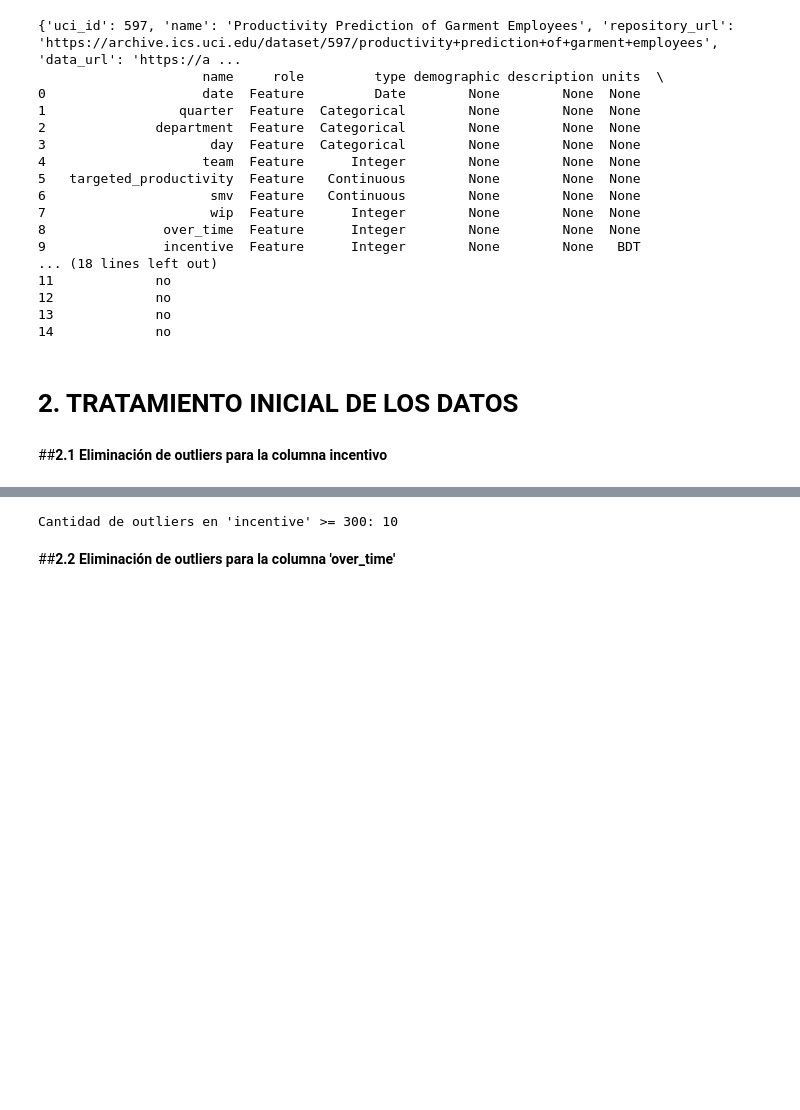
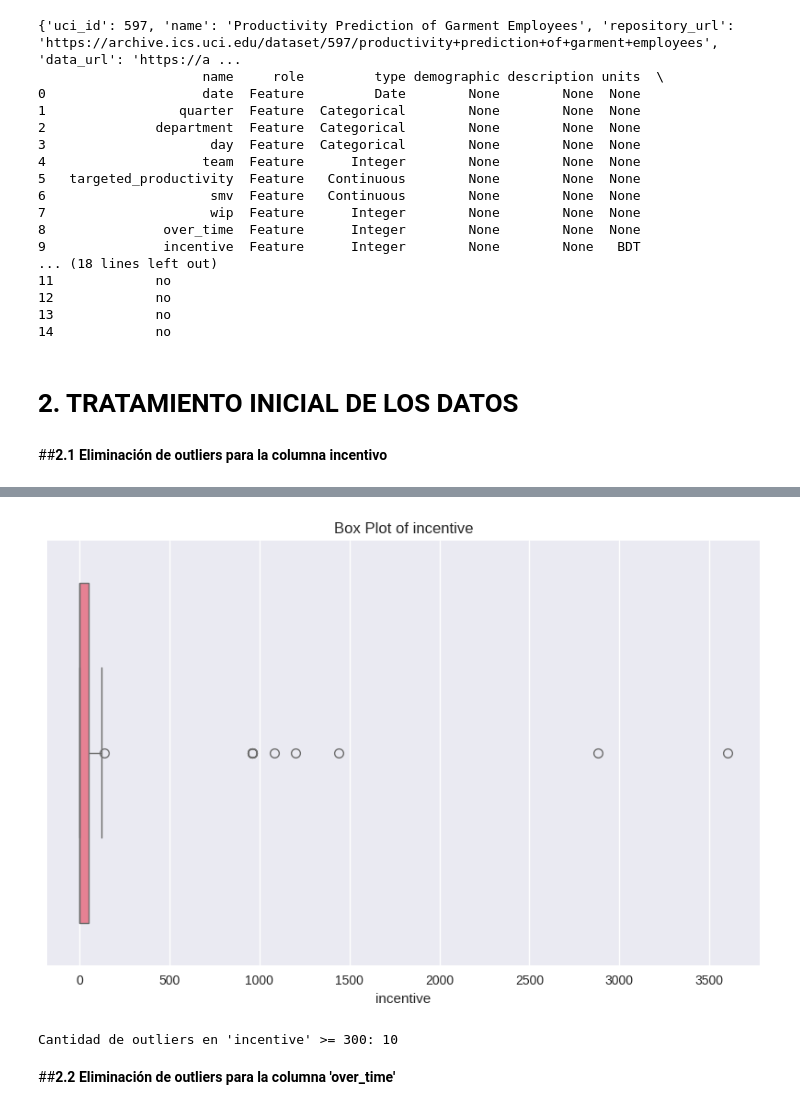
Before and after one commit to apovisr/PUCP_machine-learning, a Jupyter notebook: garment_productivity.ipynb, the cells around one changed output, grey strips where cells are left out. Drawn from its saved outputs; the diff is of its cells as text; code cells hidden in the pictures; blank space fills up the shorter version.

```diff
--- a/garment_productivity.ipynb
+++ b/garment_productivity.ipynb
@@ -74,3 +106,7 @@ print(productivity_prediction_of_garment_employees.variables)
+# %%
+plot_column_details(X, 'incentive')
+# %% [output]
+[figure, added]
 # %%
 def count_incentive_outliers(X: pd.DataFrame, threshold: float) -> None:
     count = (X['incentive'] >= threshold).sum()
```
Also changed, not shown: parts of 32 cells of this notebook.
